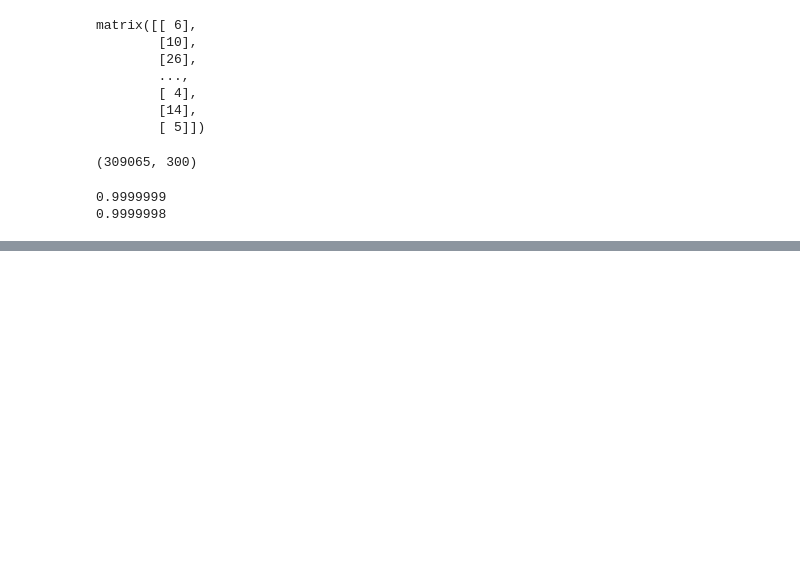
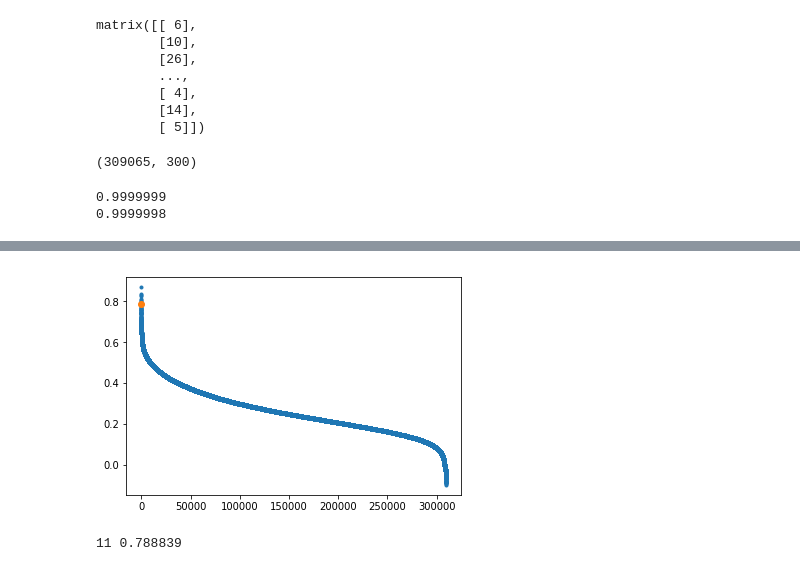
Before and after one commit to dannyqiu/fun-fax, a Jupyter notebook: incubator/weighted_word_embeddings.ipynb, the cells around one changed output, grey strips where cells are left out. Drawn from its saved outputs; the diff is of its cells as text; code cells hidden in the pictures; blank space fills up the shorter version.

```diff
--- a/incubator/weighted_word_embeddings.ipynb
+++ b/incubator/weighted_word_embeddings.ipynb
@@ -130,0 +161,21 @@ plt.show()
+# %%
+
+lim = len(rankings_index)
+ys = rankings[rankings_index[:lim]]
+# ys = gaussian_filter(ys, 10.)
+xs = np.array(list(range(len(ys))))
+da = np.gradient(ys)
+dda = np.gradient(da)
+m = np.argmin(dda)
+
+x0 = xs[m]
+y0 = ys[m]
+
+plt.plot(xs, ys, '.')
+# plt.plot(xs, smoothed, '-')
+plt.plot(x0, y0, 'o')
+plt.show()
+print(x0,y0)
+# %% [output]
+[figure, added]
+11 0.788839
```
Also changed, not shown: parts of 19 cells of this notebook.
